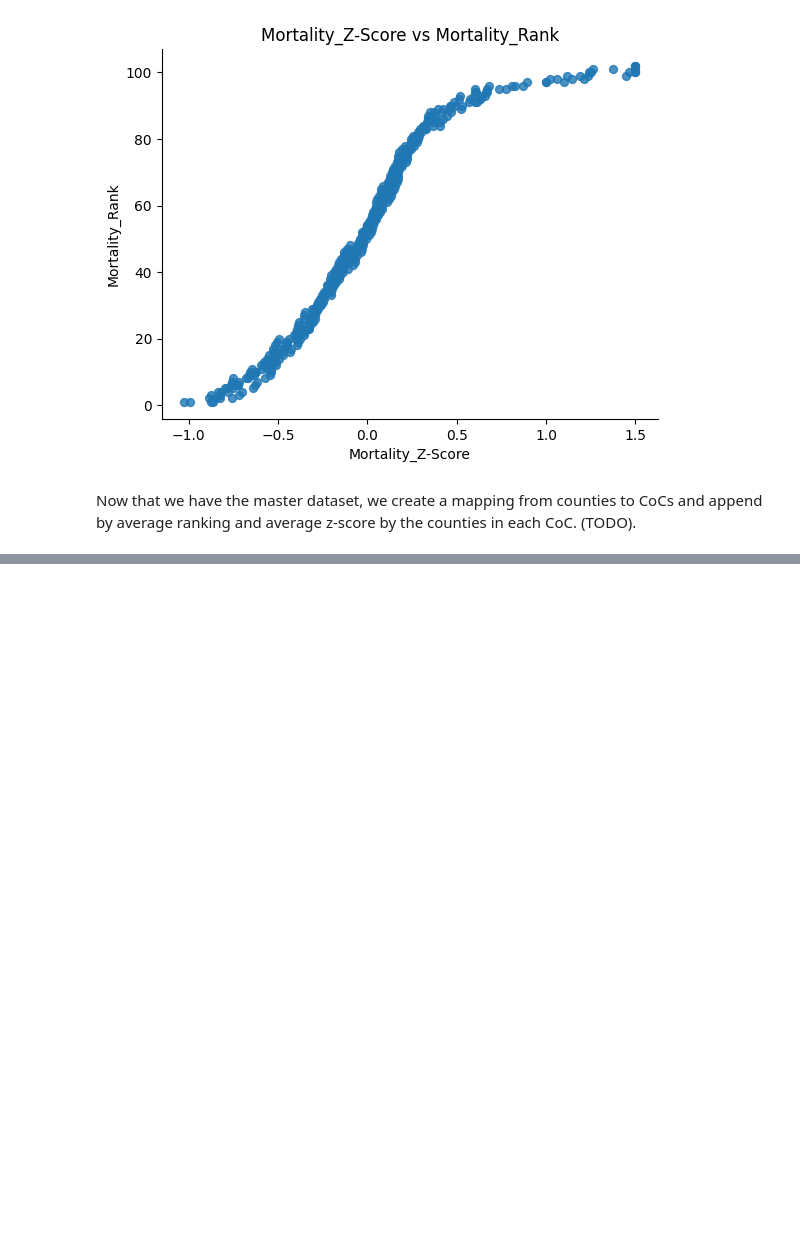
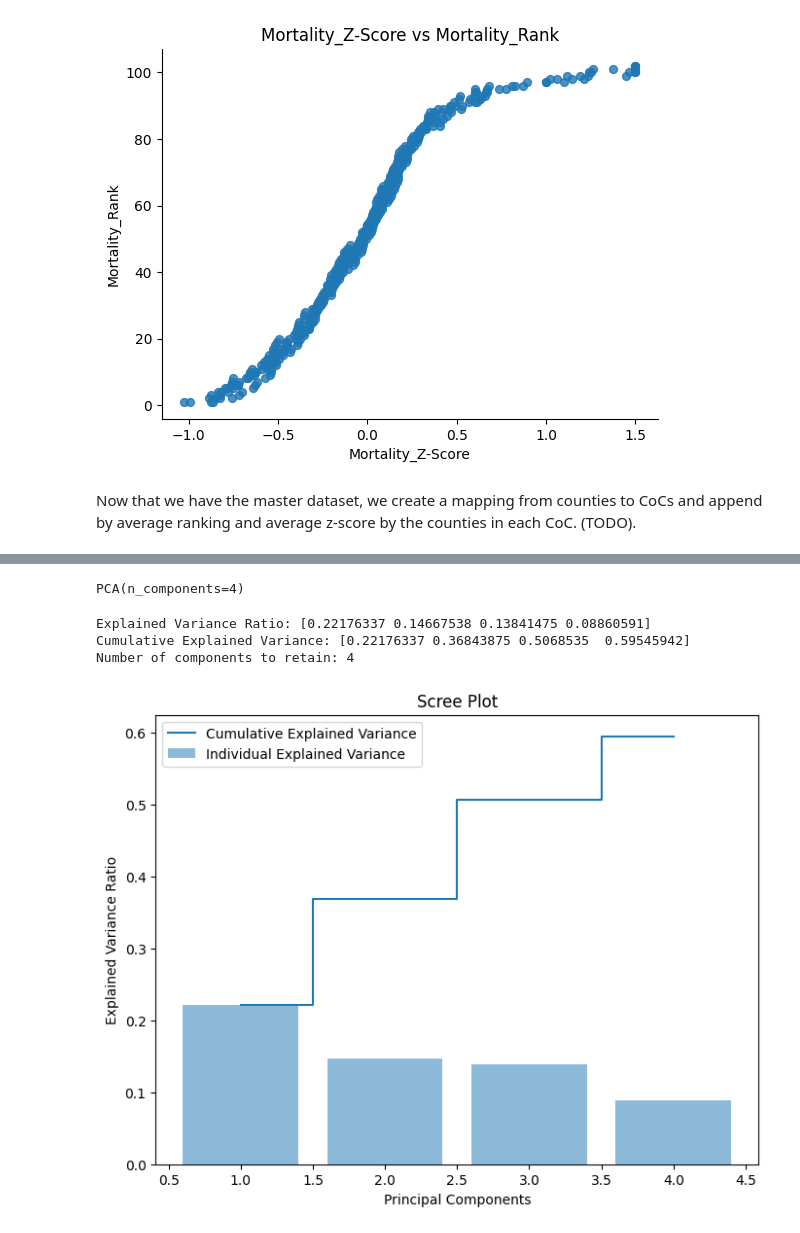
Before and after one commit to atharvanaik10/cs498-css, a Jupyter notebook: cs498_rp.ipynb, the cells around one changed output, grey strips where cells are left out. Saved outputs shown, nothing was run; the diff lists cells and outputs as text; code cells hidden in the pictures; blank space fills up the shorter version.

```diff
--- a/cs498_rp.ipynb
+++ b/cs498_rp.ipynb
@@ -262,0 +288,16 @@ Now that we have the master dataset, we create a mapping from counties to CoCs a
+# %%
+# Select only numeric columns
+numeric_columns = df.select_dtypes(include=['number']).columns
+
+# Extract numeric data
+numeric_data = df[numeric_columns]
+
+# Initialize StandardScaler
+scaler = StandardScaler()
+
+# Fit and transform only the numeric data
+scaled_data_numeric = scaler.fit_transform(numeric_data)
+
+# Replace the scaled numeric values back into the original DataFrame
+df[numeric_columns] = scaled_data_numeric
+df
@@ -262,0 +318,45 @@ Now that we have the master dataset, we create a mapping from counties to CoCs a
+# %%
+# Perform PCA
+pca = PCA(n_components=4)
+pca.fit(scaled_data_numeric)
+# %% [output]
+PCA(n_components=4)
+# %%
+# display PCA
+
+# Explained variance ratio
+explained_variance = pca.explained_variance_ratio_
+print("Explained Variance Ratio:", explained_variance)
+
+# Cumulative explained variance
+cumulative_variance = explained_variance.cumsum()
+print("Cumulative Explained Variance:", cumulative_variance)
+
+# Determine the number of components to retain
+n_components = len(cumulative_variance[cumulative_variance <= 0.95])
+print("Number of components to retain:", n_components)
+
+# Apply dimensionality reduction
+pca = PCA(n_components=n_components)
+pca_data = pca.fit_transform(scaled_data_numeric)
+
+# Create a DataFrame for the principal components
+pca_df = pd.DataFrame(data=pca_data, columns=[f"PC{i+1}" for i in range(n_components)])
+
+# Concatenate original DataFrame with PCA DataFrame if needed
+# pca_df = pd.concat([df, pca_df], axis=1)
+
+# Plotting
+plt.figure(figsize=(8, 6))
+plt.bar(range(1, n_components + 1), explained_variance, alpha=0.5, align='center', label='Individual Explained Variance')
+plt.step(range(1, n_components + 1), cumulative_variance, where='mid', label='Cumulative Explained Variance')
+plt.xlabel('Principal Components')
+plt.ylabel('Explained Variance Ratio')
+plt.title('Scree Plot')
+plt.legend()
+plt.show()
+# %% [output]
+Explained Variance Ratio: [0.22176337 0.14667538 0.13841475 0.08860591]
+Cumulative Explained Variance: [0.22176337 0.36843875 0.5068535  0.59545942]
+Number of components to retain: 4
+[figure, added]
```
Also changed, not shown: parts of 13 cells of this notebook.
